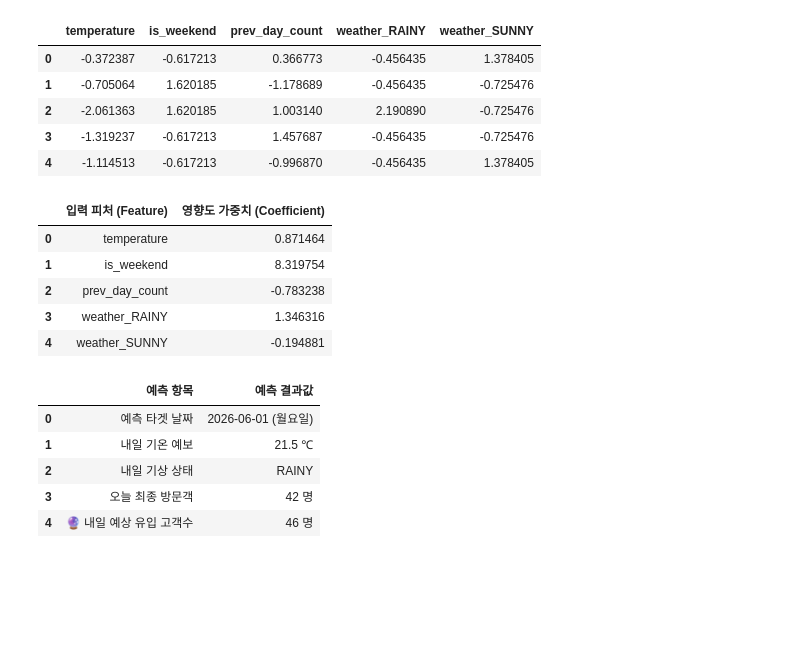
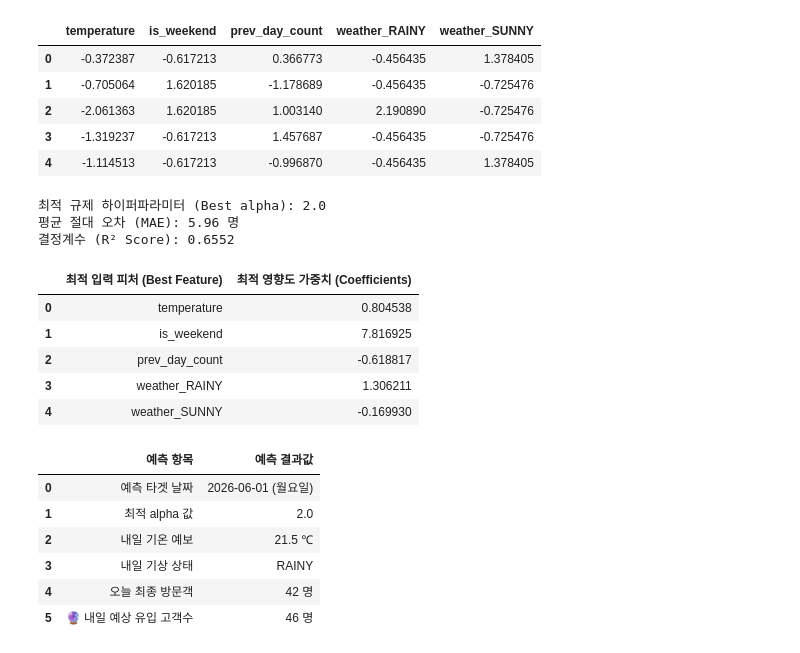
Before and after one commit to prestige-kim/SPOTLINE_statistical_analysis_model, a Jupyter notebook: spotline.ipynb, the cells around one changed output. Cells and saved outputs as stored; diff of their text form; code cells hidden in the pictures; blank space fills up the shorter version.

Commit message:
feat: 5-Fold 교차 검증 및 GridSearchCV 하이퍼파라미터 최적화(best alpha=2.0) 릿지 모델 전면 탑재 및 문서 갱신

```diff
--- a/spotline.ipynb
+++ b/spotline.ipynb
@@ -97,28 +97,49 @@ pd.DataFrame(X_scaled, columns=features).head()
 | 3 | -1.319237 | -0.617213 | 1.457687 | -0.456435 | -0.725476 |
 | 4 | -1.114513 | -0.617213 | -0.996870 | -0.456435 | 1.378405 |
 # %%
-# 릿지 회귀 모델 객체 선언 및 학습
-model = Ridge(alpha=1.0)
-model.fit(X_train, y_train)
+# 그리드서치를 위한 하이퍼파라미터 후보군 선언
+param_grid = {
+    'alpha': [0.01, 0.05, 0.1, 0.5, 1.0, 2.0, 5.0, 10.0, 20.0, 50.0, 100.0]
+}
+
+# 5-Fold 교차 검증 기반 GridSearchCV 릿지 학습 수행
+grid_search = GridSearchCV(
+    estimator=Ridge(),
+    param_grid=param_grid,
+    scoring='neg_mean_absolute_error',
+    cv=5
+)
+grid_search.fit(X_train, y_train)
+
+# 최적 모델 획득
+best_model = grid_search.best_estimator_
+best_alpha = grid_search.best_params_['alpha']
 
 # 검증 평가 및 성능 출력
-y_pred = model.predict(X_test)
+y_pred = best_model.predict(X_test)
 mae = mean_absolute_error(y_test, y_pred)
 r2 = r2_score(y_test, y_pred)
 
-# 가중치 결과를 print하지 않고 판다스 데이터프레임 표(HTML Table) 형식으로 직접 리턴하여 주피터 화면에 가시화
+print(f"최적 규제 하이퍼파라미터 (Best alpha): {best_alpha}")
+print(f"평균 절대 오차 (MAE): {mae:.2f} 명")
+print(f"결정계수 (R² Score): {r2:.4f}\n")
+
+# 최적 모델 가중치 결과를 판다스 데이터프레임 표(HTML Table) 형식으로 직접 리턴
 coef_df = pd.DataFrame({
-    '입력 피처 (Feature)': features,
-    '영향도 가중치 (Coefficient)': model.coef_
+    '최적 입력 피처 (Best Feature)': features,
+    '최적 영향도 가중치 (Coefficients)': best_model.coef_
 })
 coef_df
 # %% [output]
+최적 규제 하이퍼파라미터 (Best alpha): 2.0
+평균 절대 오차 (MAE): 5.96 명
+결정계수 (R² Score): 0.6552
-|  | 입력 피처 (Feature) | 영향도 가중치 (Coefficient) |
-| 0 | temperature | 0.871464 |
-| 1 | is_weekend | 8.319754 |
-| 2 | prev_day_count | -0.783238 |
-| 3 | weather_RAINY | 1.346316 |
-| 4 | weather_SUNNY | -0.194881 |
+|  | 최적 입력 피처 (Best Feature) | 최적 영향도 가중치 (Coefficients) |
+| 0 | temperature | 0.804538 |
+| 1 | is_weekend | 7.816925 |
+| 2 | prev_day_count | -0.618817 |
+| 3 | weather_RAINY | 1.306211 |
+| 4 | weather_SUNNY | -0.169930 |
 # %%
 def predict_tomorrow(tomorrow_temp, tomorrow_weather, today_count, model, scaler, feature_columns):
     # 내일 날짜 요일 기준 계산 (오늘 + 1일)
@@ -142,37 +163,39 @@ def predict_tomorrow(tomorrow_temp, tomorrow_weather, today_count, model, scaler
     input_scaled = scaler.transform(input_df)
 
     # 예측 수행
     pred_raw = model.predict(input_scaled)[0]
     final_pred = max(0, int(round(pred_raw)))
 
     kor_days = ["월요일", "화요일", "수요일", "목요일", "금요일", "토요일", "일요일"]
 
-    # 최종 예측 보고서를 print하지 않고 판다스 표(HTML Table) 형식으로 직접 리턴하여 주피터 화면에 가시화
+    # 최종 예측 보고서를 판다스 표(HTML Table) 형식으로 직접 리턴
     result_df = pd.DataFrame({
-        '예측 항목': ['예측 타겟 날짜', '내일 기온 예보', '내일 기상 상태', '오늘 최종 방문객', '🔮 내일 예상 유입 고객수'],
+        '예측 항목': ['예측 타겟 날짜', '최적 alpha 값', '내일 기온 예보', '내일 기상 상태', '오늘 최종 방문객', '🔮 내일 예상 유입 고객수'],
         '예측 결과값': [
             f"{tomorrow_date.strftime('%Y-%m-%d')} ({kor_days[day_of_week]})",
+            f"{best_alpha}",
             f"{tomorrow_temp} ℃",
             tomorrow_weather.upper(),
             f"{today_count} 명",
             f"{final_pred} 명"
         ]
     })
     return result_df
 
 # 가상 상황 시뮬레이션 가동 및 표 리턴
 predict_tomorrow(
     tomorrow_temp=21.5,
     tomorrow_weather='RAINY',
     today_count=42,
-    model=model,
+    model=best_model,
     scaler=scaler,
     feature_columns=features
 )
 # %% [output]
 |  | 예측 항목 | 예측 결과값 |
 | 0 | 예측 타겟 날짜 | 2026-06-01 (월요일) |
-| 1 | 내일 기온 예보 | 21.5 ℃ |
-| 2 | 내일 기상 상태 | RAINY |
-| 3 | 오늘 최종 방문객 | 42 명 |
-| 4 | 🔮 내일 예상 유입 고객수 | 46 명 |
+| 1 | 최적 alpha 값 | 2.0 |
+| 2 | 내일 기온 예보 | 21.5 ℃ |
+| 3 | 내일 기상 상태 | RAINY |
+| 4 | 오늘 최종 방문객 | 42 명 |
+| 5 | 🔮 내일 예상 유입 고객수 | 46 명 |
```
Also changed, not shown: parts of 1 cell of this notebook, 3 other files.
